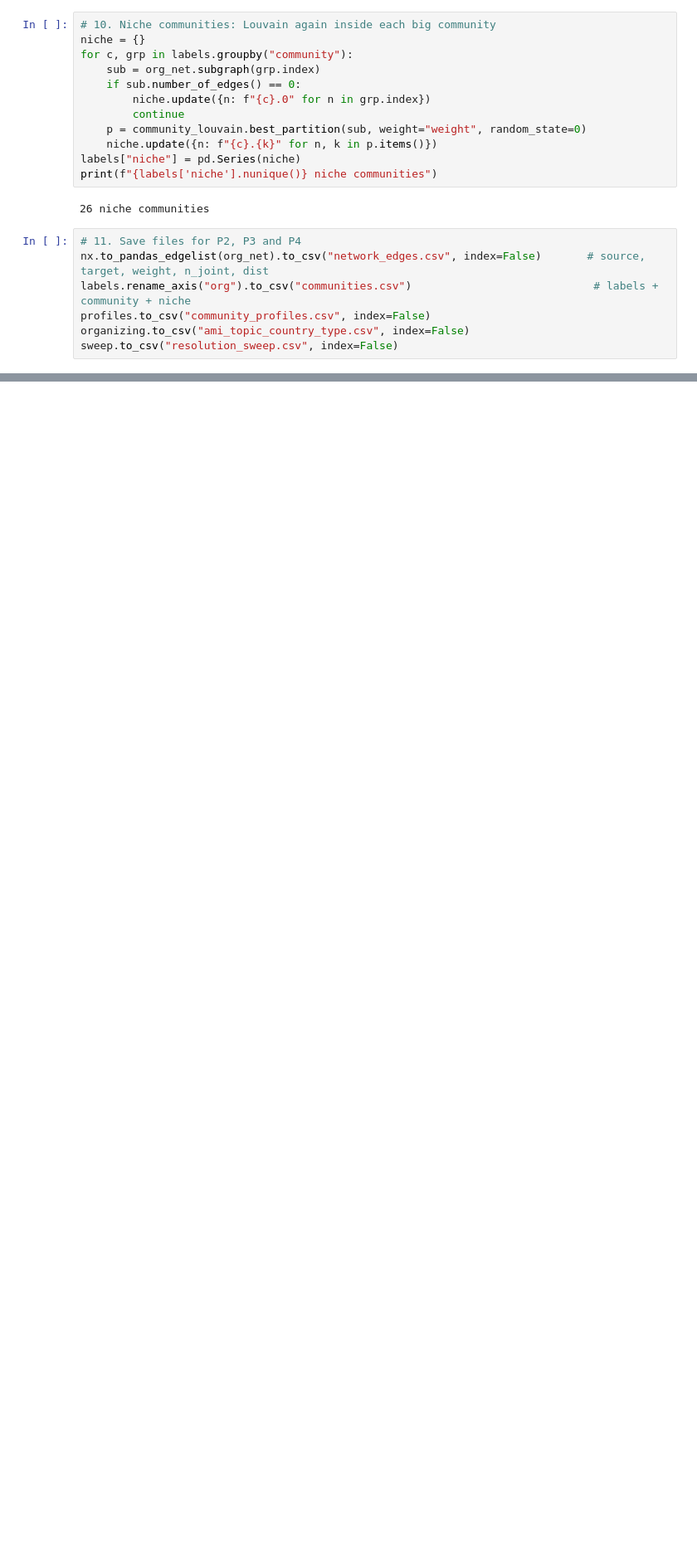
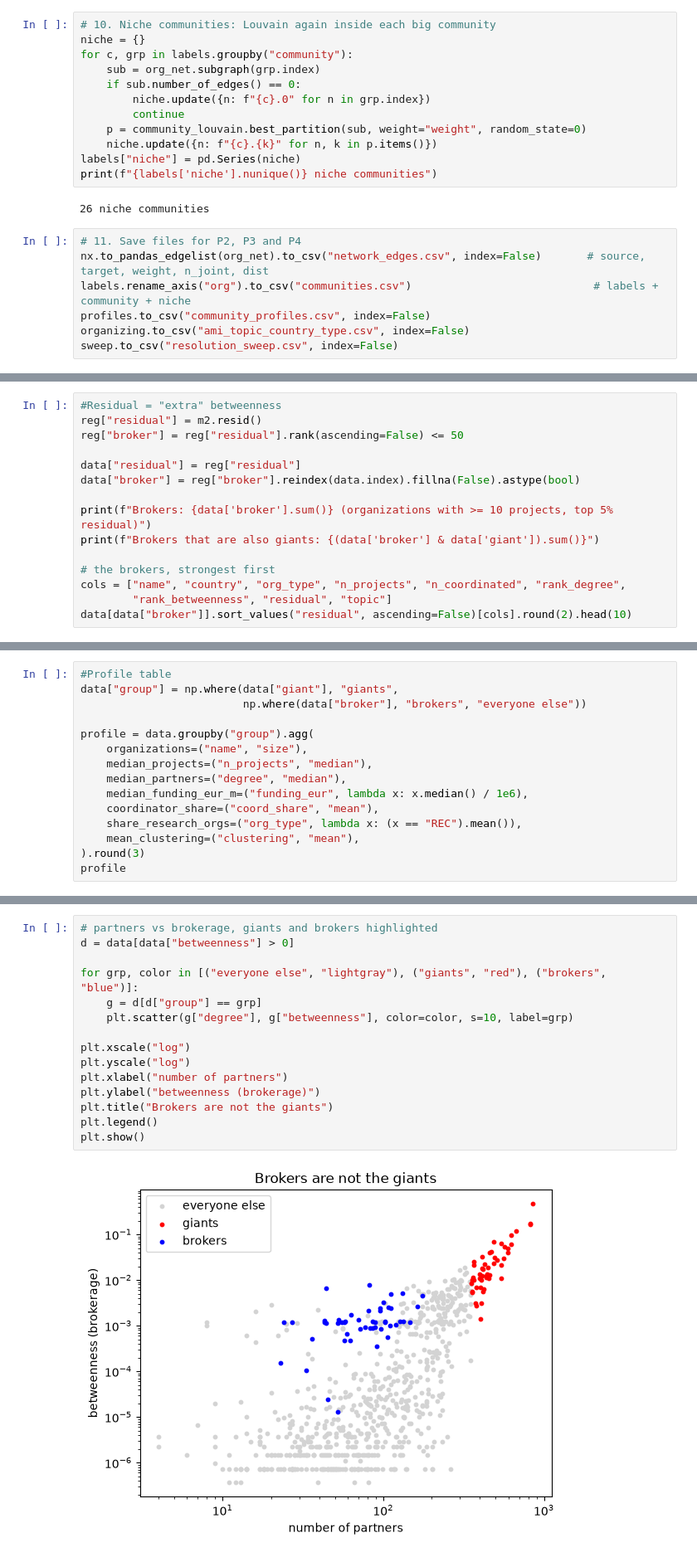
Before and after one commit to lindatruong/ANS-Project-2026, a Jupyter notebook: network_project_new.ipynb, the cells around one changed output, grey strips where cells are left out. Shown at 83% size. Drawn from its saved outputs; the diff is of its cells as text; blank space fills up the shorter version.

Commit message:
P2 - centrality, brokers, robustness

```diff
--- a/network_project_new.ipynb
+++ b/network_project_new.ipynb
@@ -288,0 +445,15 @@ plt.show()
+# %%
+#Residual = "extra" betweenness
+reg["residual"] = m2.resid()
+reg["broker"] = reg["residual"].rank(ascending=False) <= 50
+
+data["residual"] = reg["residual"]
+data["broker"] = reg["broker"].reindex(data.index).fillna(False).astype(bool)
+
+print(f"Brokers: {data['broker'].sum()} (organizations with >= 10 projects, top 5% residual)")
+print(f"Brokers that are also giants: {(data['broker'] & data['giant']).sum()}")
+
+# the brokers, strongest first
+cols = ["name", "country", "org_type", "n_projects", "n_coordinated", "rank_degree",
+        "rank_betweenness", "residual", "topic"]
+data[data["broker"]].sort_values("residual", ascending=False)[cols].round(2).head(10)
@@ -288,0 +476,15 @@ plt.show()
+# %%
+#Profile table
+data["group"] = np.where(data["giant"], "giants",
+                         np.where(data["broker"], "brokers", "everyone else"))
+
+profile = data.groupby("group").agg(
+    organizations=("name", "size"),
+    median_projects=("n_projects", "median"),
+    median_partners=("degree", "median"),
+    median_funding_eur_m=("funding_eur", lambda x: x.median() / 1e6),
+    coordinator_share=("coord_share", "mean"),
+    share_research_orgs=("org_type", lambda x: (x == "REC").mean()),
+    mean_clustering=("clustering", "mean"),
+).round(3)
+profile
@@ -288,0 +497,17 @@ plt.show()
+# %%
+# partners vs brokerage, giants and brokers highlighted
+d = data[data["betweenness"] > 0]
+
+for grp, color in [("everyone else", "lightgray"), ("giants", "red"), ("brokers", "blue")]:
+    g = d[d["group"] == grp]
+    plt.scatter(g["degree"], g["betweenness"], color=color, s=10, label=grp)
+
+plt.xscale("log")
+plt.yscale("log")
+plt.xlabel("number of partners")
+plt.ylabel("betweenness (brokerage)")
+plt.title("Brokers are not the giants")
+plt.legend()
+plt.show()
+# %% [output]
+[figure, added]
```
Also changed, not shown: parts of 26 cells of this notebook.
